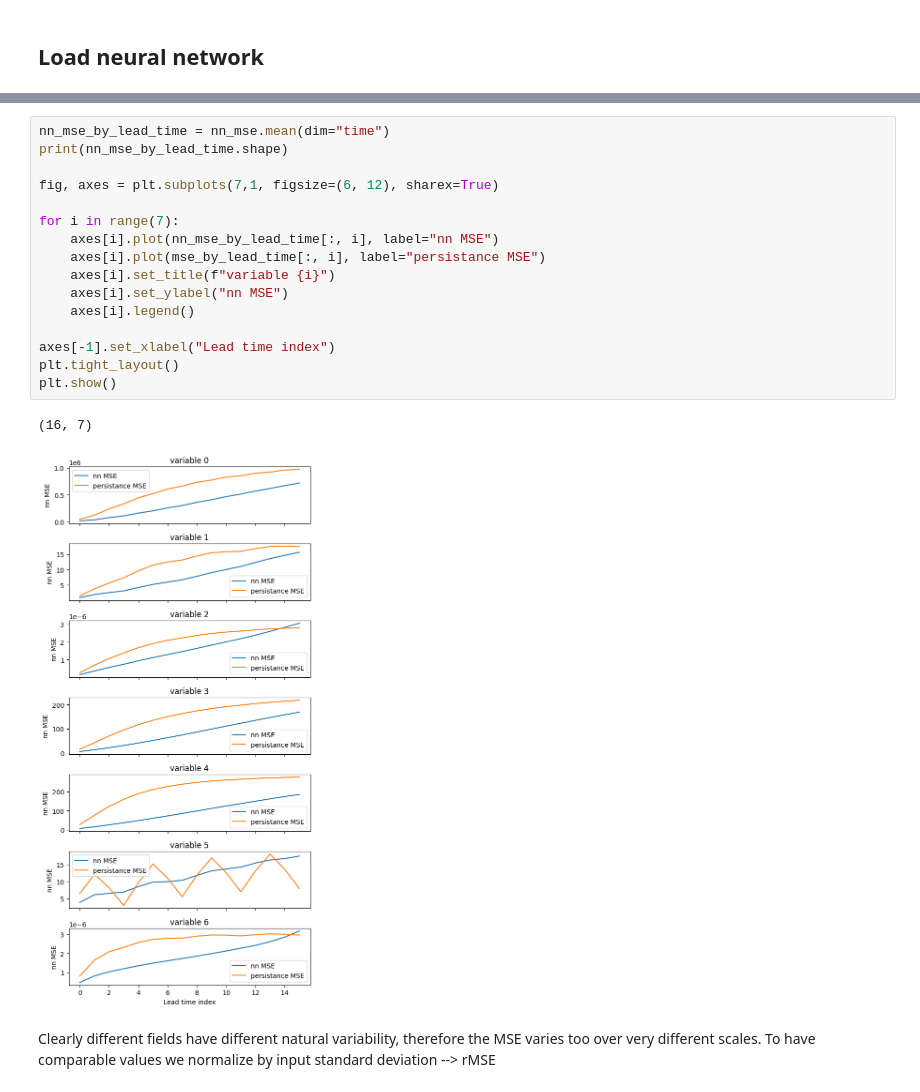
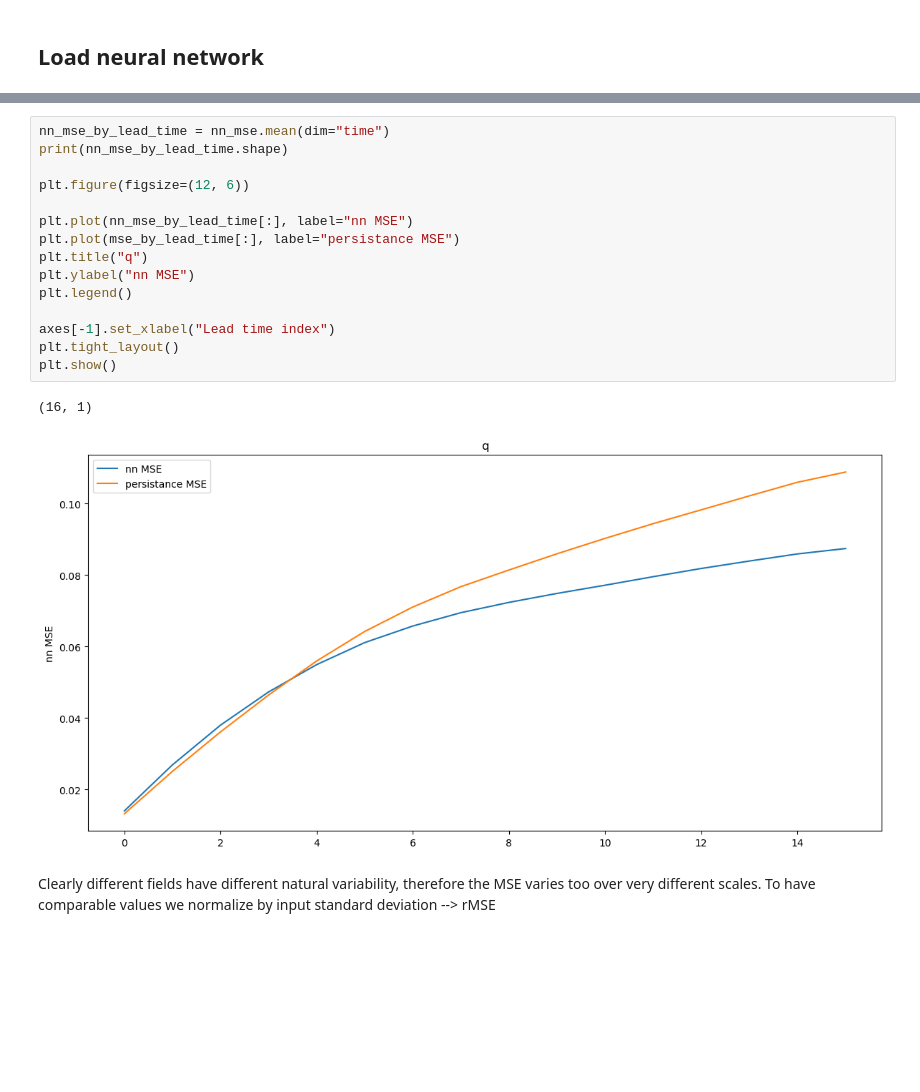
Before and after one commit to zelk-oss/forecasting, a Jupyter notebook: part2_DL_testing.ipynb, the cells around one changed output, grey strips where cells are left out. Saved outputs shown, nothing was run; the diff lists cells and outputs as text; blank space fills up the shorter version.

Commit message:
visualized results of training for one epoch

```diff
--- a/part2_DL_testing.ipynb
+++ b/part2_DL_testing.ipynb
@@ -152,22 +163,21 @@ print(nn_mse.shape) # same shape as the persistance mse
 # %%
 nn_mse_by_lead_time = nn_mse.mean(dim="time")
 print(nn_mse_by_lead_time.shape)
 
-fig, axes = plt.subplots(7,1, figsize=(6, 12), sharex=True)
+plt.figure(figsize=(12, 6))
 
-for i in range(7):
-    axes[i].plot(nn_mse_by_lead_time[:, i], label="nn MSE")
-    axes[i].plot(mse_by_lead_time[:, i], label="persistance MSE")
-    axes[i].set_title(f"variable {i}")
-    axes[i].set_ylabel("nn MSE")
-    axes[i].legend()
+plt.plot(nn_mse_by_lead_time[:], label="nn MSE")
+plt.plot(mse_by_lead_time[:], label="persistance MSE")
+plt.title("q")
+plt.ylabel("nn MSE")
+plt.legend()
 
 axes[-1].set_xlabel("Lead time index")
 plt.tight_layout()
 plt.show()
 # %% [output]
-(16, 7)
+(16, 1)
-[figure, old version]
+[figure, new version]
 # %% [markdown]
 Clearly different fields have different natural variability, therefore the MSE varies too over very different scales. To have comparable values we normalize by input standard deviation --> rMSE
 # %% [markdown]
```
Also changed, not shown: parts of 17 cells of this notebook.
